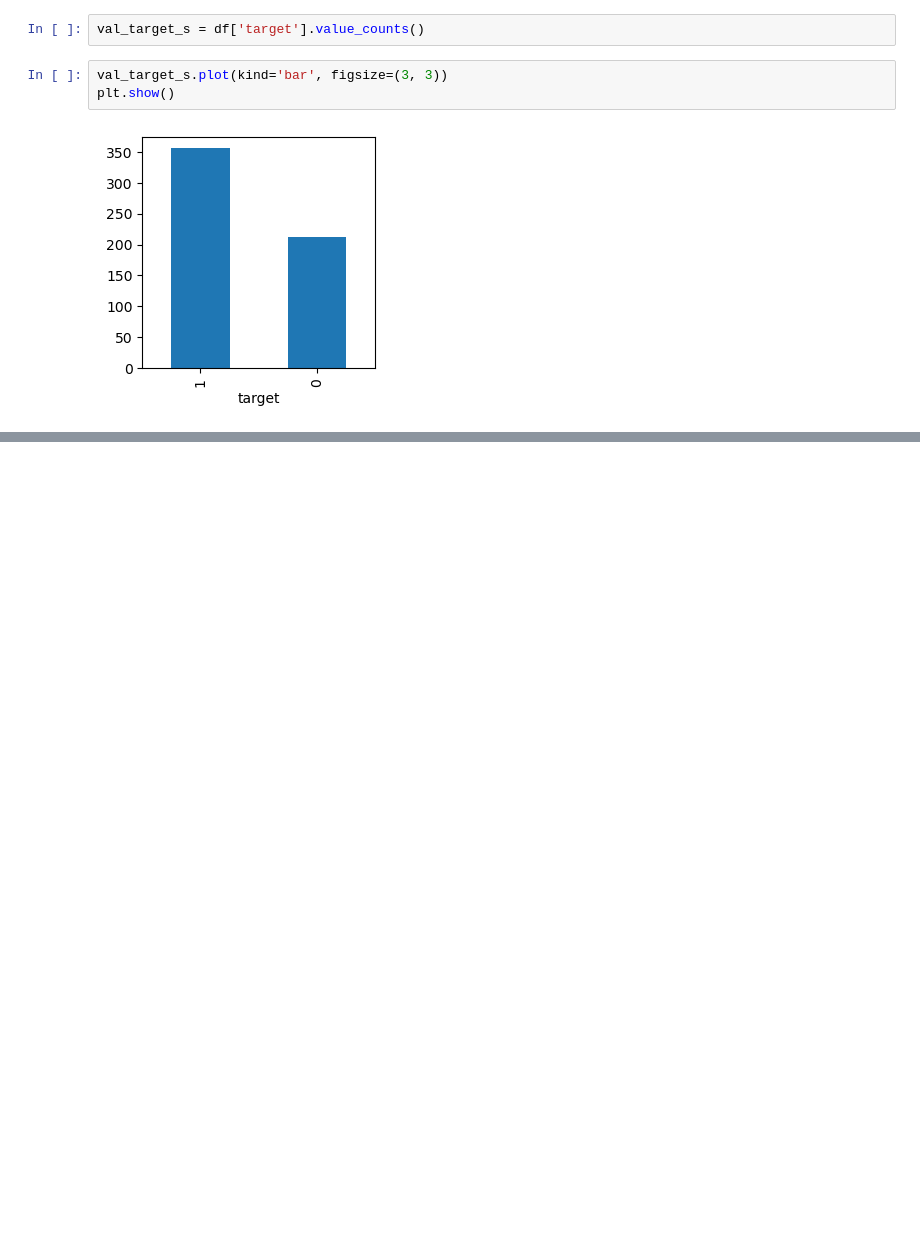
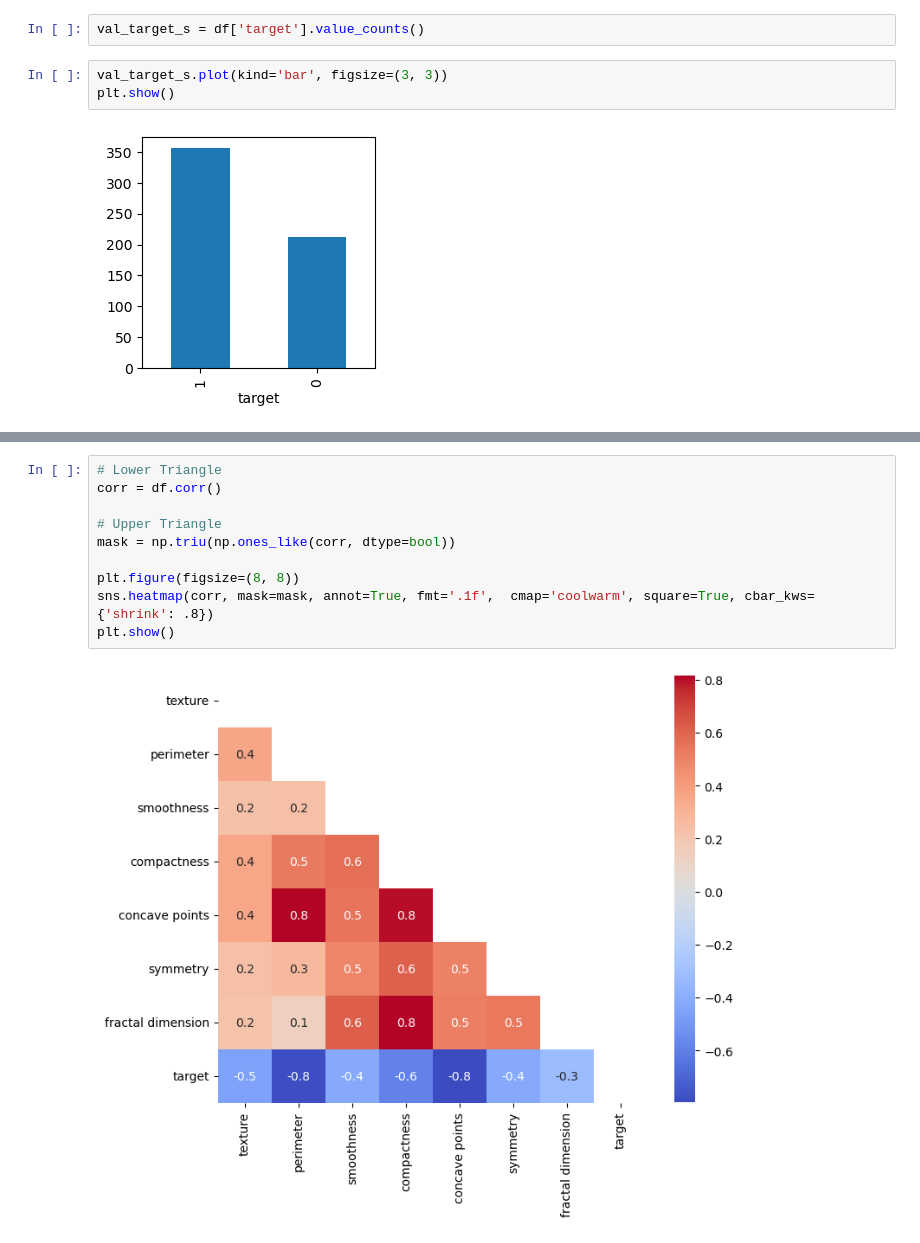
Before and after one commit to shahramsamar/ML-AI, a Jupyter notebook: ML/Breast Cancer Data Set-6/breast-cancer.ipynb, the cells around one changed output, grey strips where cells are left out. Drawn from its saved outputs; the diff is of its cells as text; blank space fills up the shorter version.

Commit message:
lower & upper Triangle

```diff
--- a/ML/Breast Cancer Data Set-6/breast-cancer.ipynb
+++ b/ML/Breast Cancer Data Set-6/breast-cancer.ipynb
@@ -152,0 +204,12 @@ plt.show()
+# %%
+# Lower Triangle
+corr = df.corr()
+
+# Upper Triangle
+mask = np.triu(np.ones_like(corr, dtype=bool))
+
+plt.figure(figsize=(8, 8))
+sns.heatmap(corr, mask=mask, annot=True, fmt='.1f',  cmap='coolwarm', square=True, cbar_kws={'shrink': .8})
+plt.show()
+# %% [output]
+[figure, added]
```
Also changed, not shown: parts of 8 cells of this notebook.
